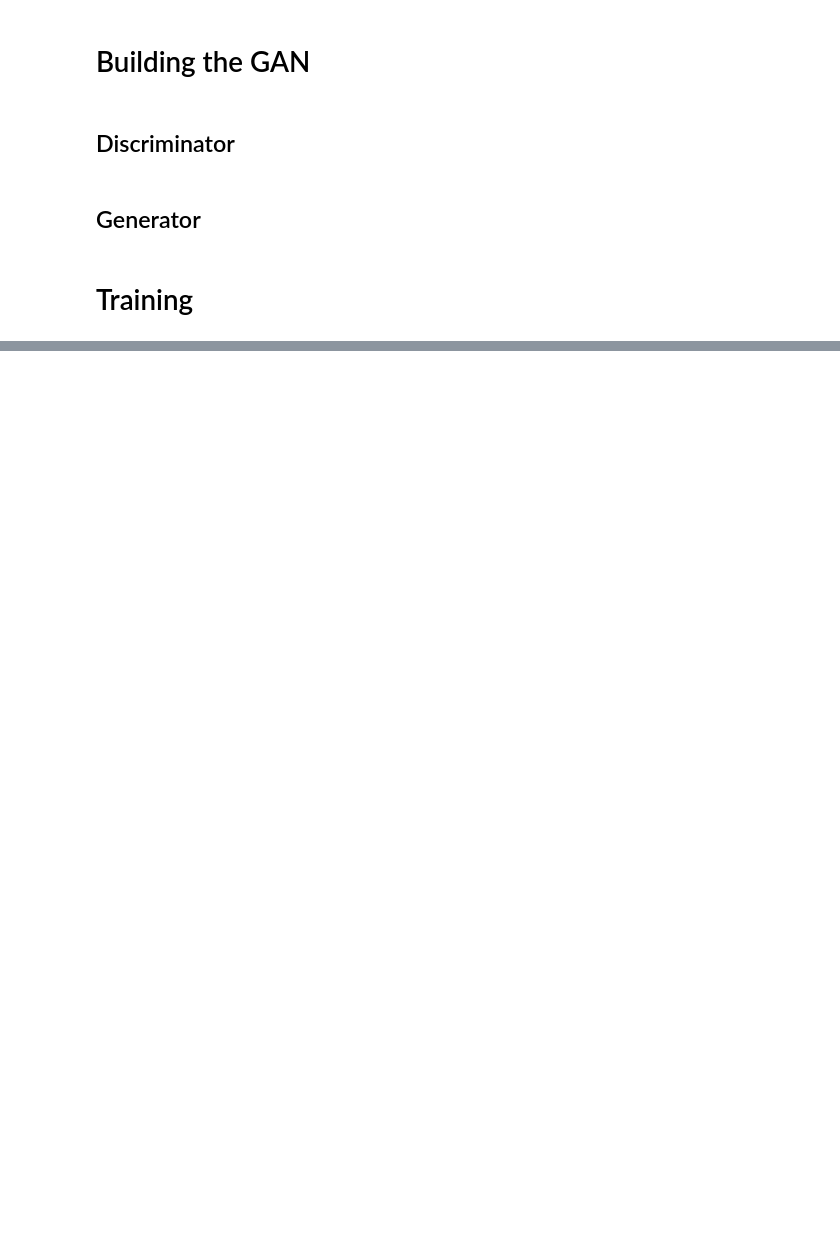
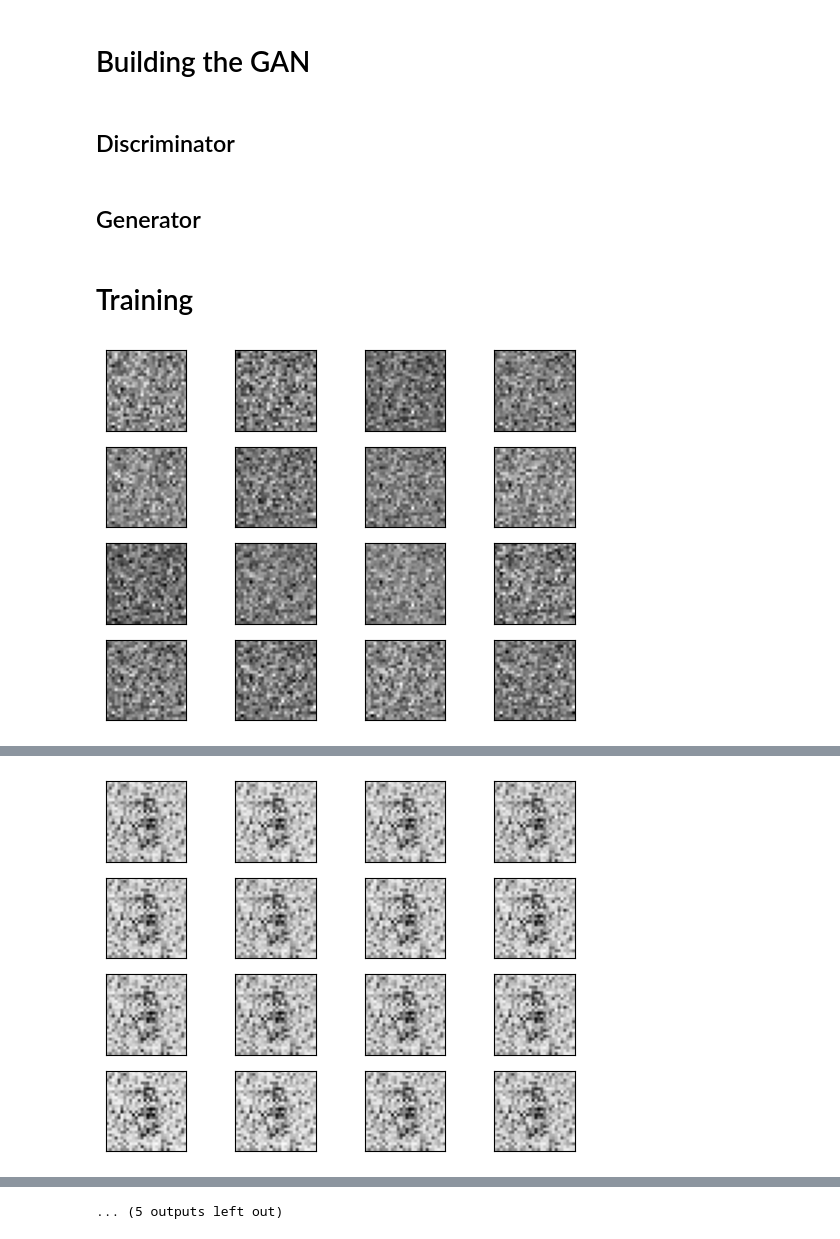
Before and after one commit to krzkro4122/uj, a Jupyter notebook: deep-learning/2/3-gan.ipynb, the cells around one changed output, grey strips where cells are left out. Saved outputs shown, nothing was run; the diff lists cells and outputs as text; code cells hidden in the pictures; blank space fills up the shorter version.

```diff
--- a/deep-learning/2/3-gan.ipynb
+++ b/deep-learning/2/3-gan.ipynb
@@ -59,3 +70,5 @@ discriminator = Discriminator()
+# %%
+discriminator = Discriminator().to(device=device) # type: ignore
 # %% [markdown]
 ## Generator
 # %%
@@ -63,80 +76,104 @@ class Generator(nn.Module):
     def __init__(self):
         super().__init__()
         self.model = nn.Sequential(
-            nn.Linear(2, 16),
+            nn.Linear(100, 256),
             nn.ReLU(),
-            nn.Linear(16, 32),
+            nn.Linear(256, 512),
             nn.ReLU(),
-            nn.Linear(32, 2),
+            nn.Linear(512, 1024),
+            nn.ReLU(),
+            nn.Linear(1024, 784),
+            nn.Tanh(),
         )
 
     def forward(self, x):
         output = self.model(x)
+        output = output.view(x.size(0), 1, 28, 28)
         return output
+
+generator = Generator().to(device=device) # type: ignore
 # %%
 generator = Generator()
 # %% [markdown]
 # Training
 # %%
 # Meta parameters
-learning_rate = 0.001
-number_of_epochs = 300
+learning_rate = 0.0001
+number_of_epochs = 16
 loss_function = nn.BCELoss()
 
 # Optimizations
 optimizer_discriminator = torch.optim.Adam(discriminator.parameters(), lr=learning_rate)
 optimizer_generator = torch.optim.Adam(generator.parameters(), lr=learning_rate)
 
-per_epoch_predictions = []
+# Visualise progress
+new_latent_space_samples = torch.randn(batch_size, 100).to(device=device)
+new_generated_samples = generator(new_latent_space_samples)
+new_generated_samples = new_generated_samples.cpu().detach()
+for i in range(16):
+    ax = plt.subplot(4, 4, i + 1)
+    plt.imshow(new_generated_samples[i].reshape(28, 28), cmap="gray_r")
+    plt.xticks([])
+    plt.yticks([])
 
-latent_space_samples = torch.randn(100, 2)
-generated_samples = generator(latent_space_samples).detach()
-plt.plot(generated_samples[:, 0], generated_samples[:, 1], ".")
-per_epoch_predictions.append(generated_samples[:, 0])
+plt.show()
 
 # Training loop
 for epoch in range(number_of_epochs):
     for n, (real_samples, _) in enumerate(train_loader):
         # Data for training the discriminator
-        real_samples_labels = torch.ones((batch_size, 1))
-        latent_space_samples = torch.randn((batch_size, 2))
+        real_samples = real_samples.to(device=device)
+        real_samples_labels = torch.ones((batch_size, 1)).to(
+            device=device
+        )
+        latent_space_samples = torch.randn((batch_size, 100)).to(
+            device=device
+        )
         generated_samples = generator(latent_space_samples)
-        generated_samples_labels = torch.zeros((batch_size, 1))
+        generated_samples_labels = torch.zeros((batch_size, 1)).to(
+            device=device
+        )
         all_samples = torch.cat((real_samples, generated_samples))
         all_samples_labels = torch.cat(
             (real_samples_labels, generated_samples_labels)
         )
 
         # Training the discriminator
         discriminator.zero_grad()
         output_discriminator = discriminator(all_samples)
         loss_discriminator = loss_function(
             output_discriminator, all_samples_labels)
         loss_discriminator.backward()
         optimizer_discriminator.step()
 
         # Data for training the generator
-        latent_space_samples = torch.randn((batch_size, 2))
+        latent_space_samples = torch.randn((batch_size, 100)).to(
+            device=device
+        )
 
         # Training the generator
         generator.zero_grad()
         generated_samples = generator(latent_space_samples)
         output_discriminator_generated = discriminator(generated_samples)
         loss_generator = loss_function(
             output_discriminator_generated, real_samples_labels
         )
         loss_generator.backward()
         optimizer_generator.step()
 
         # Show loss
-        if epoch % 60 == 0 and n == batch_size - 1:
+        if epoch % 2 == 0 and n == batch_size - 1:
             print(f"{epoch=}, {loss_discriminator.item()=}, {loss_generator.item()=}")
-            # Random new samples to visualise progress over epochs
-            latent_space_samples = torch.randn(100, 2)
-            generated_samples = generator(latent_space_samples).detach()
-            plt.plot(generated_samples[:, 0], generated_samples[:, 1], ".")
-            per_epoch_predictions.append(generated_samples[:, 0])
 
-
-plt.legend([f"Epoch {epoch_index}" for epoch_index in range(len(per_epoch_predictions))])
+            # Visualise progress
+            new_latent_space_samples = torch.randn(batch_size, 100).to(device=device)
+            new_generated_samples = generator(new_latent_space_samples)
+            new_generated_samples = new_generated_samples.cpu().detach()
+            for i in range(16):
+                ax = plt.subplot(4, 4, i + 1)
+                plt.imshow(new_generated_samples[i].reshape(28, 28), cmap="gray_r")
+                plt.xticks([])
+                plt.yticks([])
+            plt.show()
 # %% [output]
+[figure, added]
@@ -145,0 +181 @@ epoch=120, loss_discriminator.item()=0.6531460285186768, loss_generator.item()=0
+[figure, added]
@@ -145,0 +191 @@ epoch=120, loss_discriminator.item()=0.6531460285186768, loss_generator.item()=0
+... (5 outputs left out)
```
Also changed, not shown: parts of 12 cells of this notebook, 10 other files.
